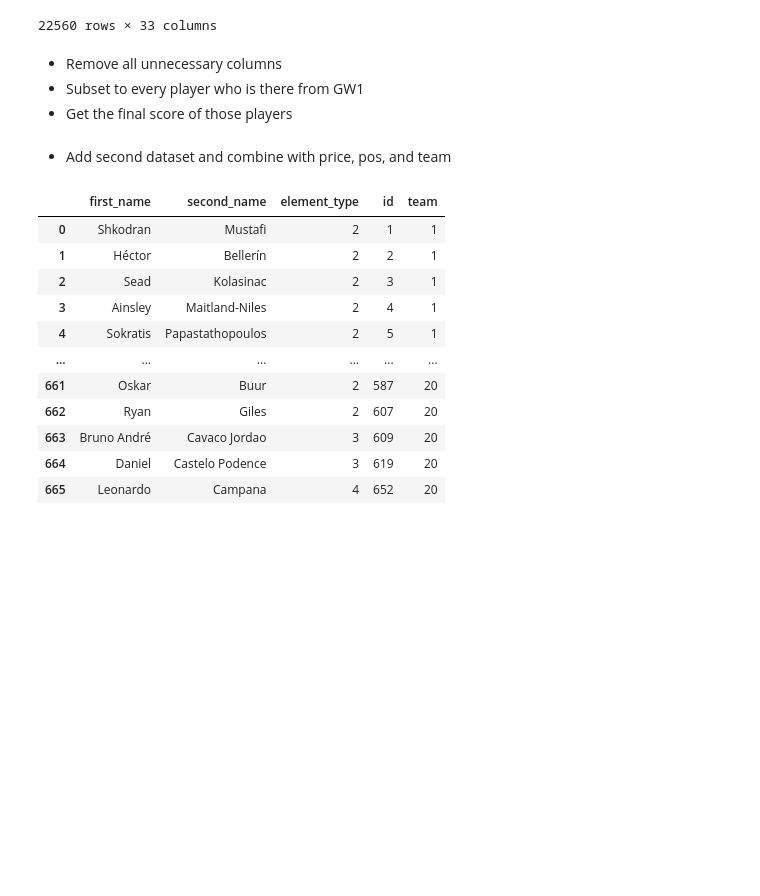
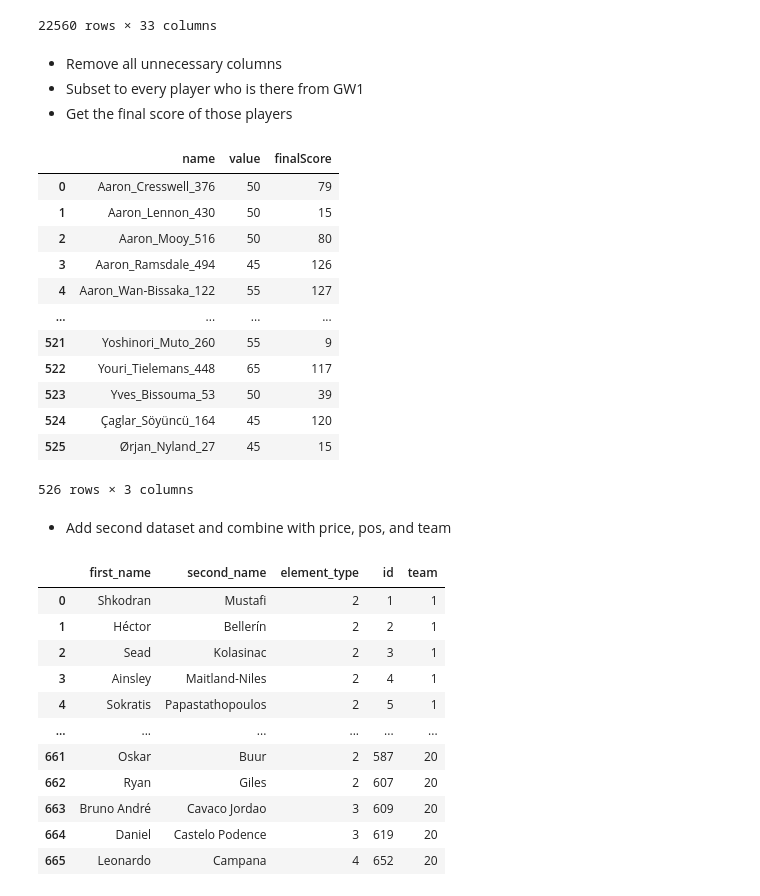
Before and after one commit to TJMac93/FantasyFootball, a Jupyter notebook: Fantasy Football.ipynb, the cells around one changed output. Saved outputs shown, nothing was run; the diff lists cells and outputs as text; code cells hidden in the pictures; blank space fills up the shorter version.

```diff
--- a/Fantasy Football.ipynb
+++ b/Fantasy Football.ipynb
@@ -32,29 +32,50 @@ gw_df
 - Get the final score of those players
 # %%
 ## Remove all unnecessary columns
-gw_trim = gw_df[["name", "total_points", "GW"]]
+gw_trim = gw_df[["name", "total_points", "GW", "value"]]
 
 ## Dfply tutorial
 ## https://towardsdatascience.com/dplyr-style-data-manipulation-with-pipes-in-python-380dcb137000
 ## Dfply docs
 ## https://github.com/kieferk/dfply
 
 ## Subset to every player who is there from GW1
 gw_trim = (gw_trim >>
     group_by(X.name) >>
     mutate(firstWeek = X.GW.min()) >>
     ungroup()
        )
 
 gw_trim = gw_trim[gw_trim["firstWeek"] == 1]
 
 
 ## Get the final score of those players
 gw_trim = (gw_trim >>
     group_by(X.name) >>
-    summarize(finalScore = X.total_points.sum()) >>
+    mutate(finalScore = X.total_points.sum()) >>
     ungroup()
        )
+
+# Set value for each player to their GW1 value
+# Just subset to GW1 rows
+gw_trim = gw_trim[gw_trim["GW"] == 1]
+gw_final = gw_trim.drop(["total_points", "GW", "firstWeek"], 1)
+
+gw_final
+# %% [output]
+|  | name | value | finalScore |
+| 0 | Aaron_Cresswell_376 | 50 | 79 |
+| 1 | Aaron_Lennon_430 | 50 | 15 |
+| 2 | Aaron_Mooy_516 | 50 | 80 |
+| 3 | Aaron_Ramsdale_494 | 45 | 126 |
+| 4 | Aaron_Wan-Bissaka_122 | 55 | 127 |
+| ... | ... | ... | ... |
+| 521 | Yoshinori_Muto_260 | 55 | 9 |
+| 522 | Youri_Tielemans_448 | 65 | 117 |
+| 523 | Yves_Bissouma_53 | 50 | 39 |
+| 524 | Çaglar_Söyüncü_164 | 45 | 120 |
+| 525 | Ørjan_Nyland_27 | 45 | 15 |
+526 rows × 3 columns
 # %% [markdown]
 - Add second dataset and combine with price, pos, and team
 # %%
```
Also changed, not shown: parts of 14 cells of this notebook.
